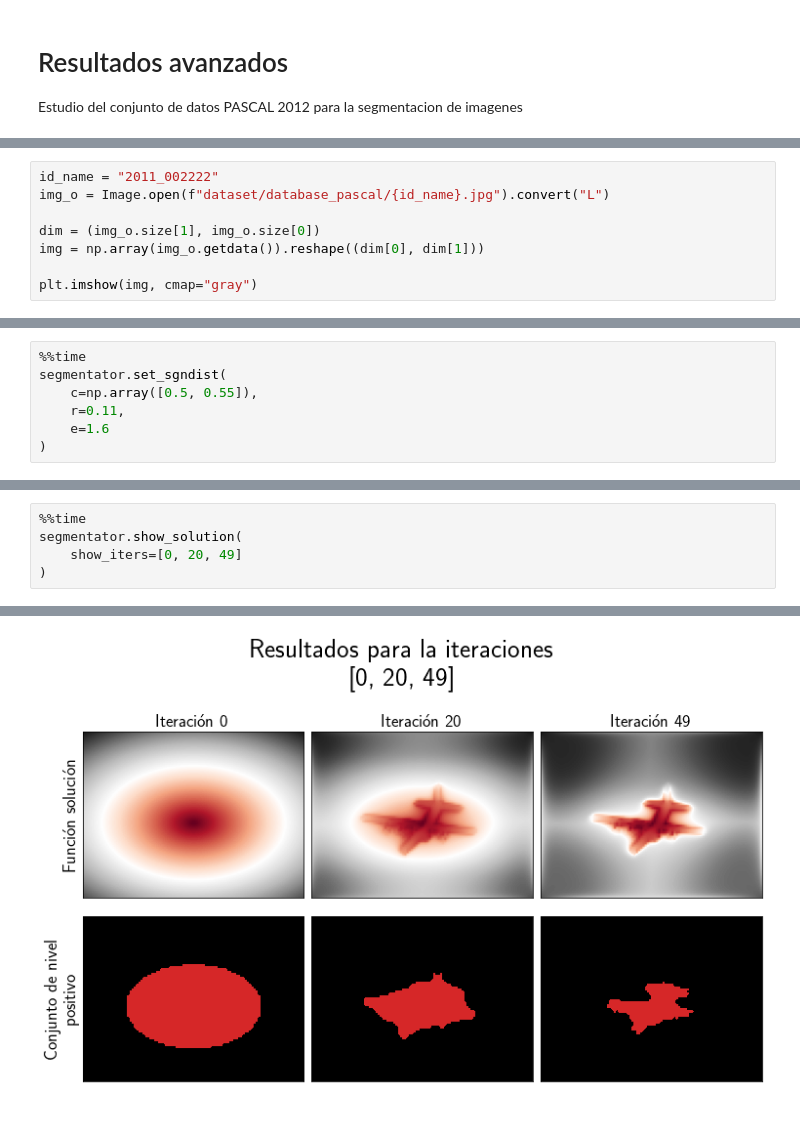
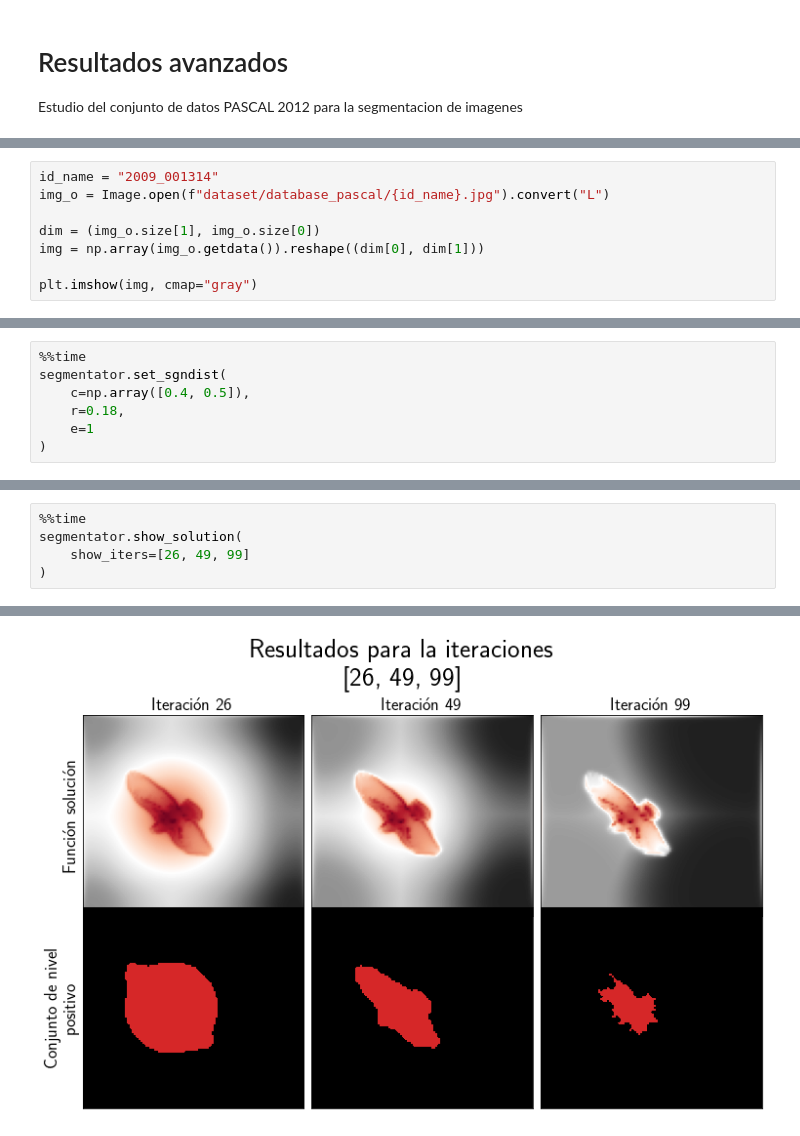
Before and after one commit to furrutiav/edpn-computer-vision-2022, a Jupyter notebook: 02 Level-set Image segmentation.ipynb, the cells around one changed output, grey strips where cells are left out. Saved outputs shown, nothing was run; the diff lists cells and outputs as text.

```diff
--- a/02 Level-set Image segmentation.ipynb
+++ b/02 Level-set Image segmentation.ipynb
@@ -17,5 +71,5 @@ print(arr)
 # %%
-id_name = "2011_002222"
+id_name = "2009_001314"
 img_o = Image.open(f"dataset/database_pascal/{id_name}.jpg").convert("L")
 
 dim = (img_o.size[1], img_o.size[0])
@@ -80,8 +135,8 @@ Wall time: 161 ms
 # %%
 %%time
 segmentator.set_sgndist(
-    c=np.array([0.5, 0.55]),
-    r=0.11,
-    e=1.6
+    c=np.array([0.4, 0.5]),
+    r=0.18,
+    e=1
 )
 # %% [output]
@@ -134,6 +192,6 @@ Wall time: 2min
 # %%
 %%time
 segmentator.show_solution(
-    show_iters=[0, 20, 49]
+    show_iters=[26, 49, 99]
 )
 # %% [output]
@@ -141 +199 @@ Wall time: 137 ms
-[figure, old version]
+[figure, new version]
```
Also changed, not shown: parts of 19 cells of this notebook, 12 other files.
